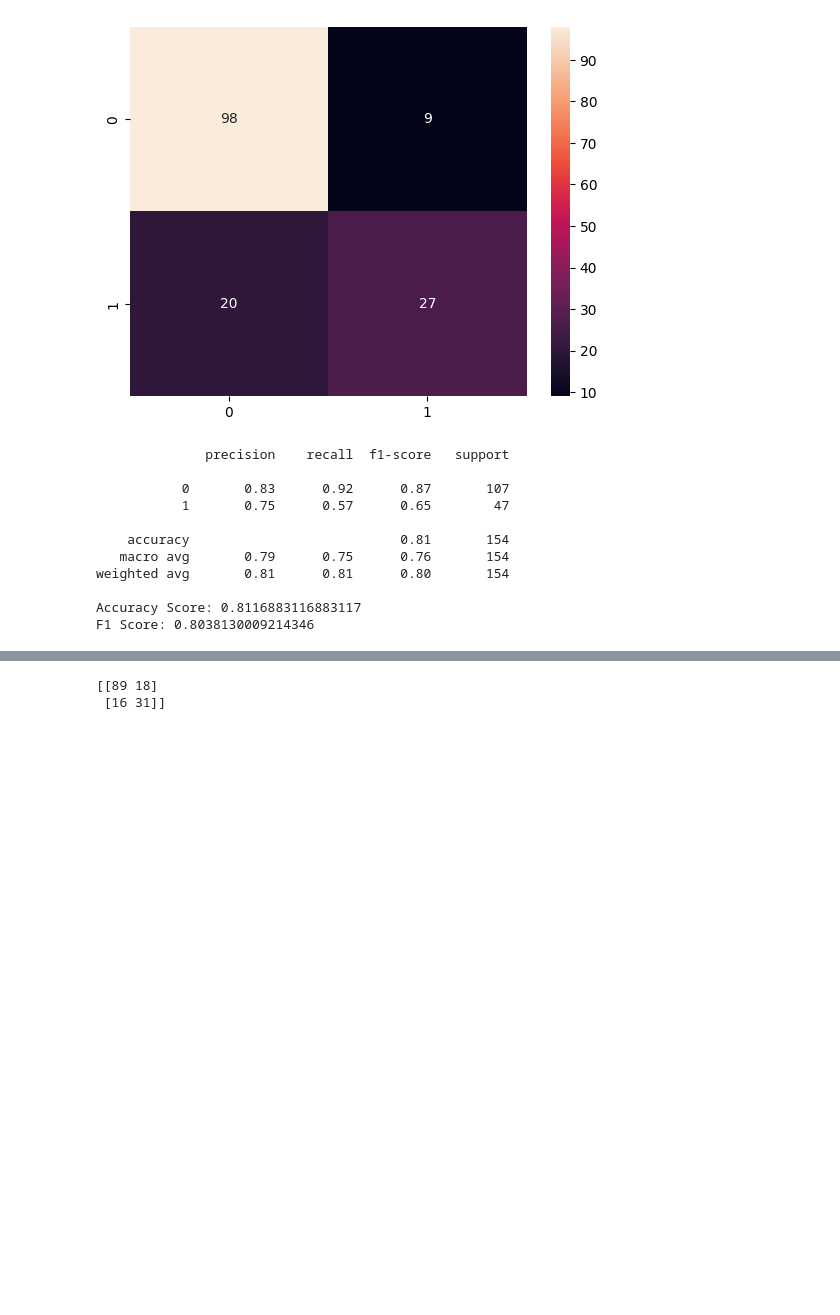
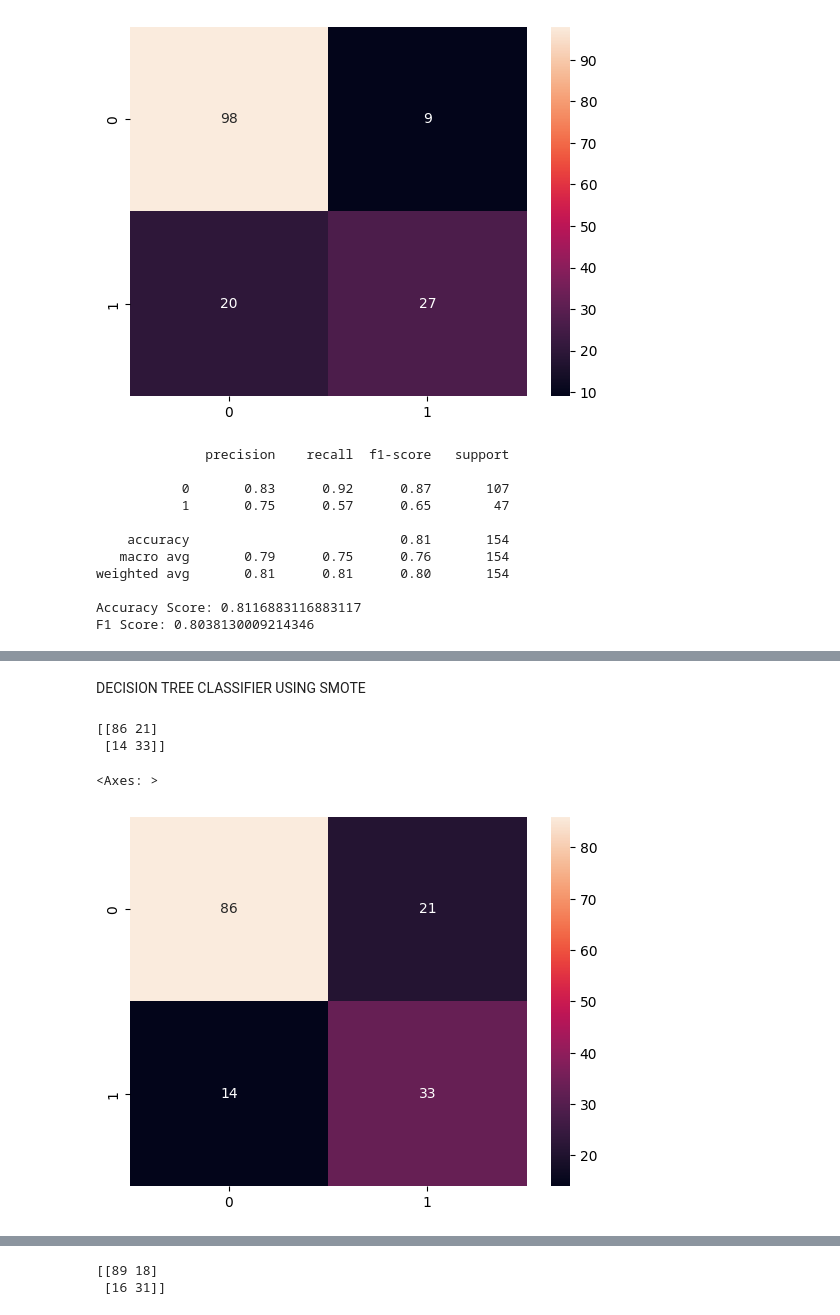
Before and after one commit to ivan-block/Exercise, a Jupyter notebook: diabetes.ipynb, the cells around one changed output, grey strips where cells are left out. Saved outputs shown, nothing was run; the diff lists cells and outputs as text; code cells hidden in the pictures; blank space fills up the shorter version.

```diff
--- a/diabetes.ipynb
+++ b/diabetes.ipynb
@@ -327,0 +419,16 @@ F1 Score: 0.7231120860377713
+# %% [markdown]
+DECISION TREE CLASSIFIER USING SMOTE
+# %%
+dt_sm = DecisionTreeClassifier()
+dt_sm.fit(X_train_sm, y_train_sm)
+ydtsmpredict = dt_sm.predict(X_test)
+
+cm_dt = confusion_matrix(y_test, ydtsmpredict)
+print(cm_dt)
+
+sns.heatmap(cm_dt, annot=True)
+# %% [output]
+[[86 21]
+ [14 33]]
+<Axes: >
+[figure, added]
```
Also changed, not shown: parts of 35 cells of this notebook.
